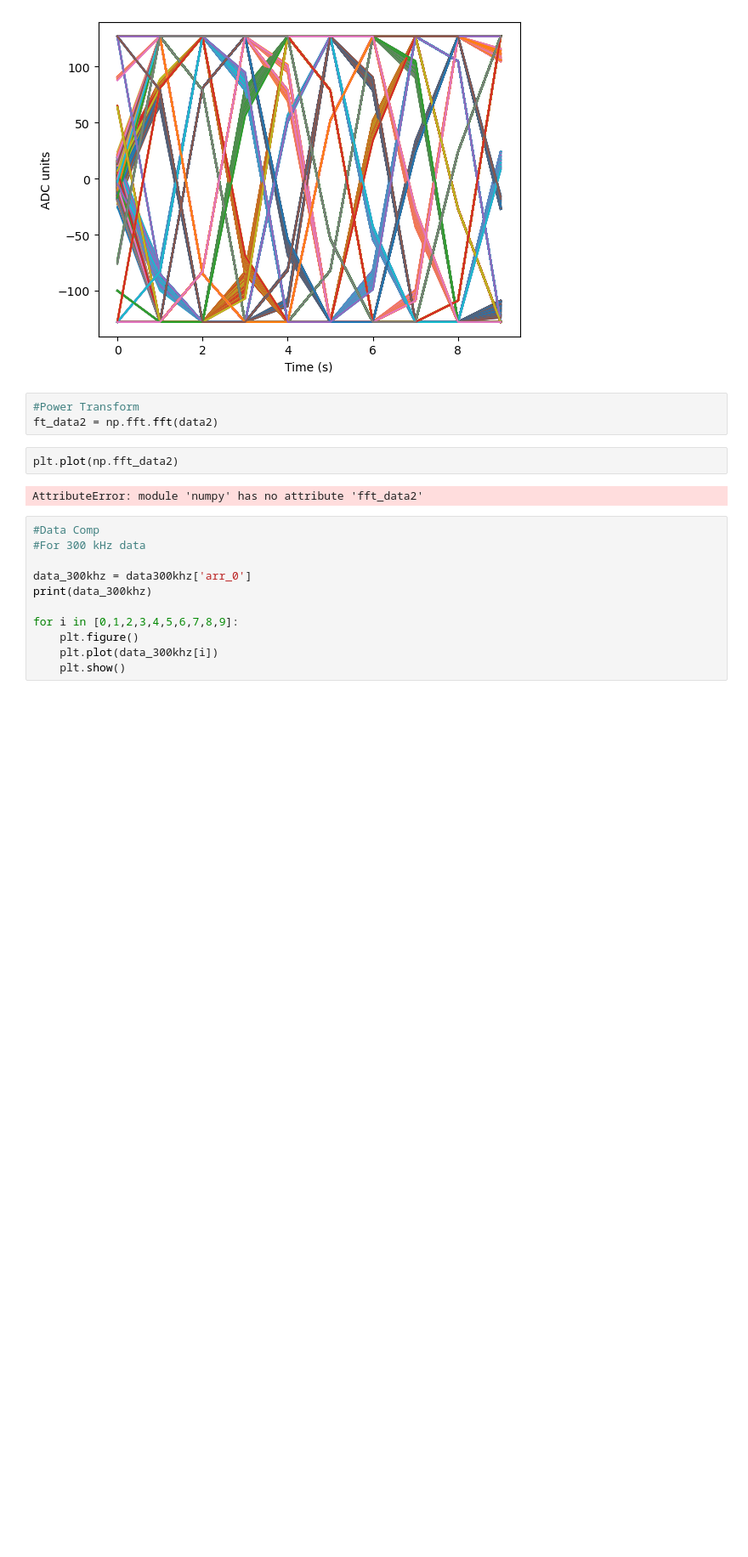
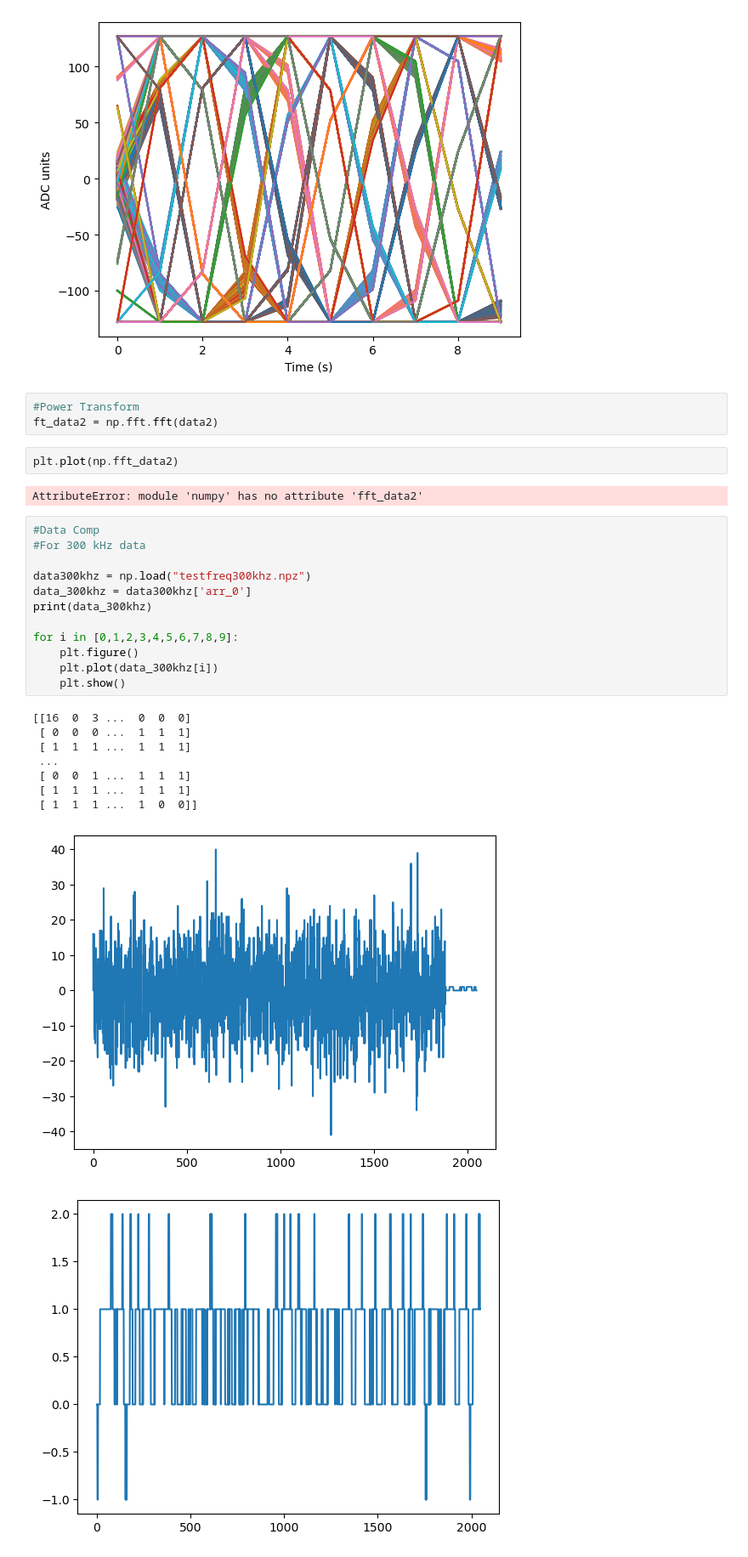
Before and after one commit to MakJimenez/Radio-Astronomy-Lab-Work, a Jupyter notebook: Lab_1.ipynb, the cells around one changed output. Shown at 85% size. Drawn from its saved outputs; the diff is of its cells as text; blank space fills up the shorter version.

```diff
--- a/Lab_1.ipynb
+++ b/Lab_1.ipynb
@@ -116,11 +116,22 @@ AttributeError: module 'numpy' has no attribute 'fft_data2'
 # %%
 #Data Comp
 #For 300 kHz data
 
+data300khz = np.load("testfreq300khz.npz")
 data_300khz = data300khz['arr_0']
 print(data_300khz)
 
 for i in [0,1,2,3,4,5,6,7,8,9]:
     plt.figure()
     plt.plot(data_300khz[i])
     plt.show()
+# %% [output]
+[[16  0  3 ...  0  0  0]
+ [ 0  0  0 ...  1  1  1]
+ [ 1  1  1 ...  1  1  1]
+ ...
+ [ 0  0  1 ...  1  1  1]
+ [ 1  1  1 ...  1  1  1]
+ [ 1  1  1 ...  1  0  0]]
+[figure, added]
+[figure, added]
```
Also changed, not shown: parts of 4 cells of this notebook.
